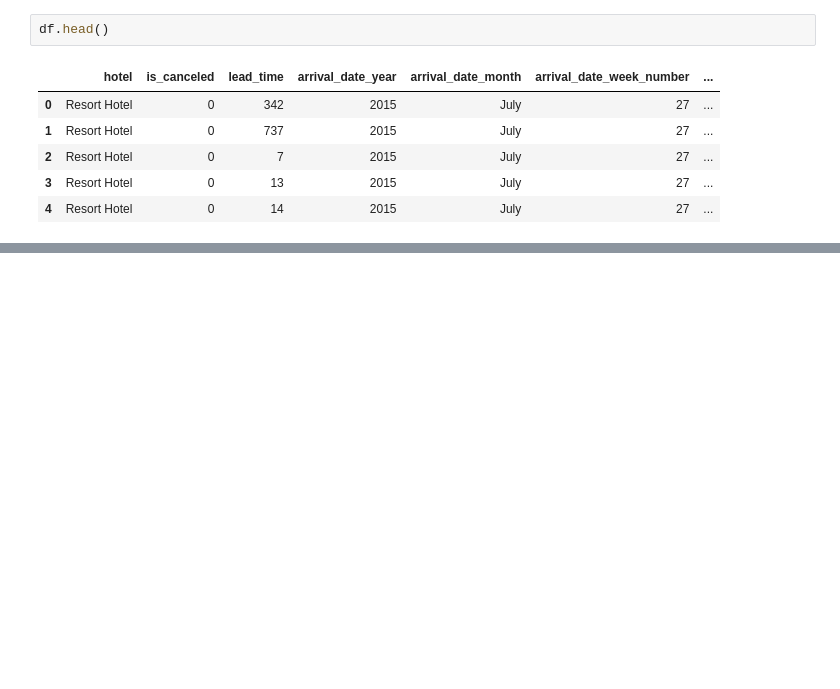
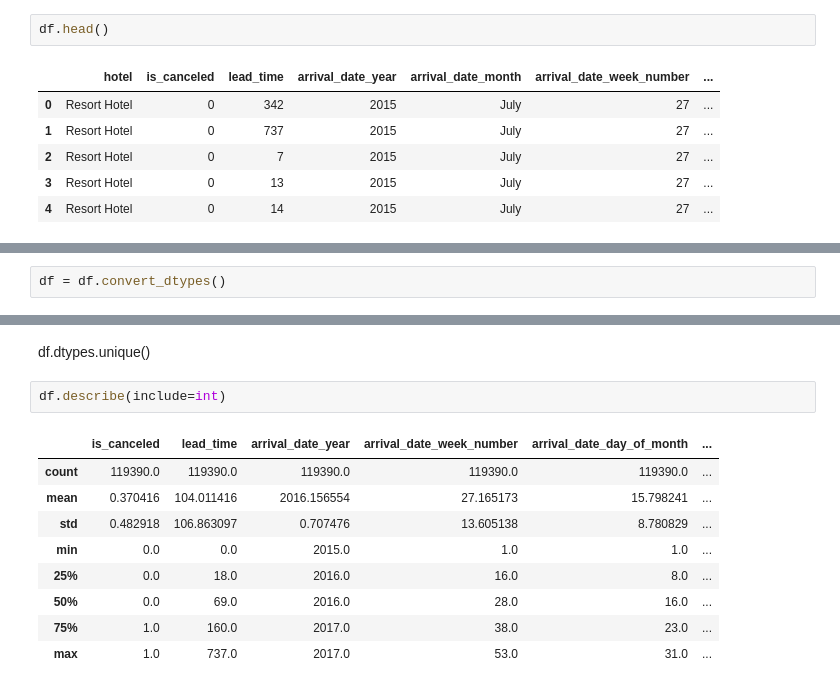
Before and after one commit to gbrs/bookings_eda, a Jupyter notebook: bookings_eda.ipynb, the cells around one changed output, grey strips where cells are left out. Drawn from its saved outputs; the diff is of its cells as text; blank space fills up the shorter version.

Commit message:
explore df.describe

```diff
--- a/bookings_eda.ipynb
+++ b/bookings_eda.ipynb
@@ -51,0 +32,2 @@ memory usage: 29.1+ MB
+# %%
+df = df.convert_dtypes()
@@ -51,0 +54,14 @@ memory usage: 29.1+ MB
+# %% [markdown]
+df.dtypes.unique()
+# %%
+df.describe(include=int)
+# %% [output]
+|  | is_canceled | lead_time | arrival_date_year | arrival_date_week_number | arrival_date_day_of_month | ... |
+| count | 119390.0 | 119390.0 | 119390.0 | 119390.0 | 119390.0 | ... |
+| mean | 0.370416 | 104.011416 | 2016.156554 | 27.165173 | 15.798241 | ... |
+| std | 0.482918 | 106.863097 | 0.707476 | 13.605138 | 8.780829 | ... |
+| min | 0.0 | 0.0 | 2015.0 | 1.0 | 1.0 | ... |
+| 25% | 0.0 | 18.0 | 2016.0 | 16.0 | 8.0 | ... |
+| 50% | 0.0 | 69.0 | 2016.0 | 28.0 | 16.0 | ... |
+| 75% | 1.0 | 160.0 | 2017.0 | 38.0 | 23.0 | ... |
+| max | 1.0 | 737.0 | 2017.0 | 53.0 | 31.0 | ... |
```
Also changed, not shown: parts of 9 cells of this notebook, 1 other file.
